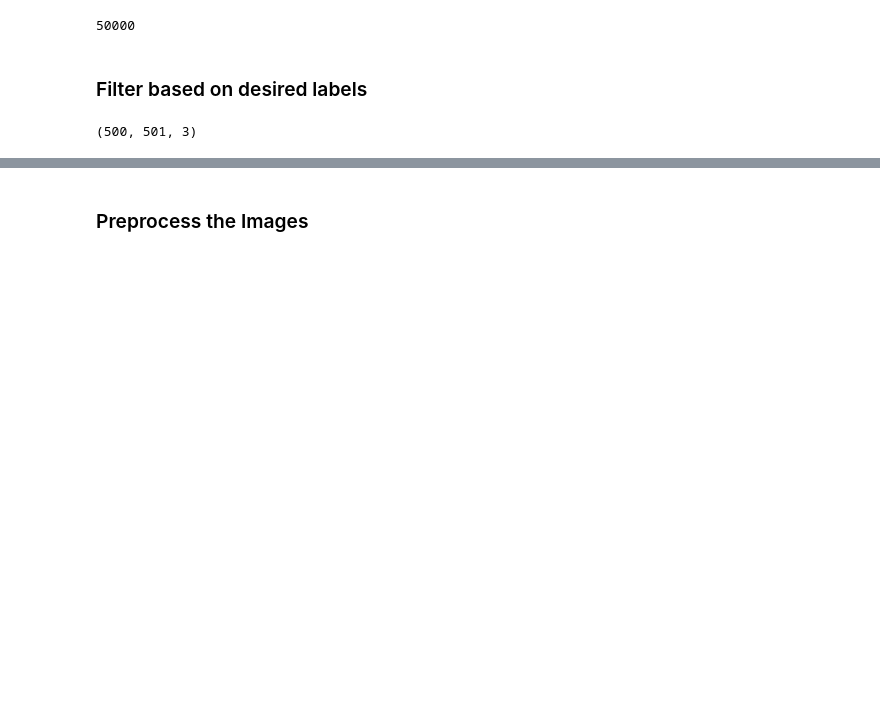
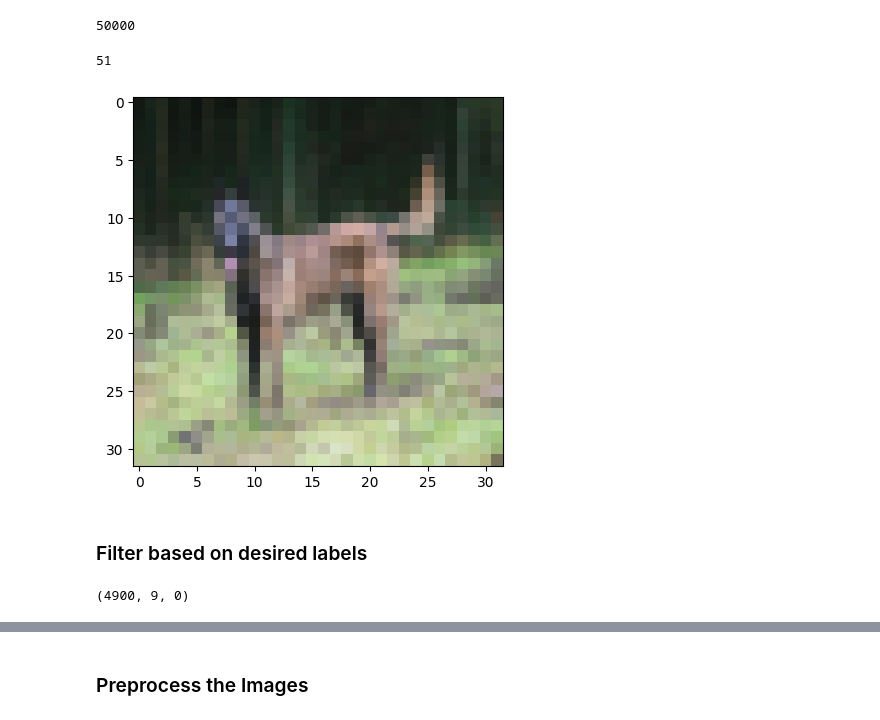
Before and after one commit to nordlinglab/ModelCompression-IntegratedGradients, a Jupyter notebook: Jupyter_notebooks/ImageNet.ipynb, the cells around one changed output, grey strips where cells are left out. Drawn from its saved outputs; the diff is of its cells as text; code cells hidden in the pictures; blank space fills up the shorter version.

```diff
--- a/Jupyter_notebooks/ImageNet.ipynb
+++ b/Jupyter_notebooks/ImageNet.ipynb
@@ -97,5 +254,11 @@ data = imagenet["data"]  # Assuming the data is in a flattened format
 len(labels)
 # %% [output]
 50000
+# %%
+plt.imshow(data[5].reshape(3,32,32).transpose(1,2,0));
+print(labels[5])
+# %% [output]
+51
+[figure, added]
 # %% [markdown]
 ### Filter based on desired labels
@@ -109,4 +264,0 @@ filtered_labels = [labels[i] for i in filtered_indices]
-# %%
-len(filtered_labels), np.max(filtered_labels), np.min(filtered_labels)
-# %% [output]
-(500, 501, 3)
@@ -113,3 +287,7 @@ len(filtered_labels), np.max(filtered_labels), np.min(filtered_labels)
+# %%
+len(filtered_labels), np.max(filtered_labels), np.min(filtered_labels)
+# %% [output]
+(4900, 9, 0)
 # %%
 num_samples = {i for i in filtered_labels}
 # %%
```
Also changed, not shown: parts of 42 cells of this notebook, 6 other files.
